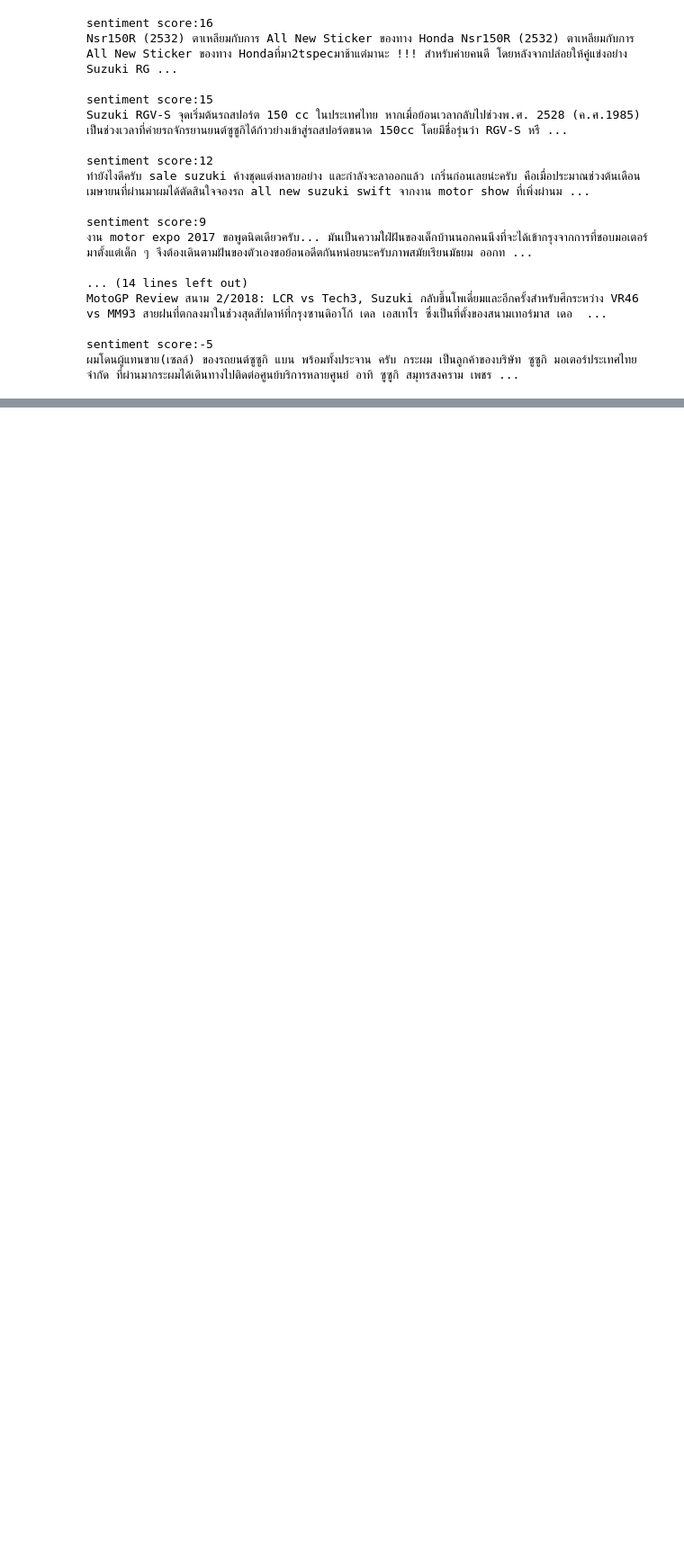
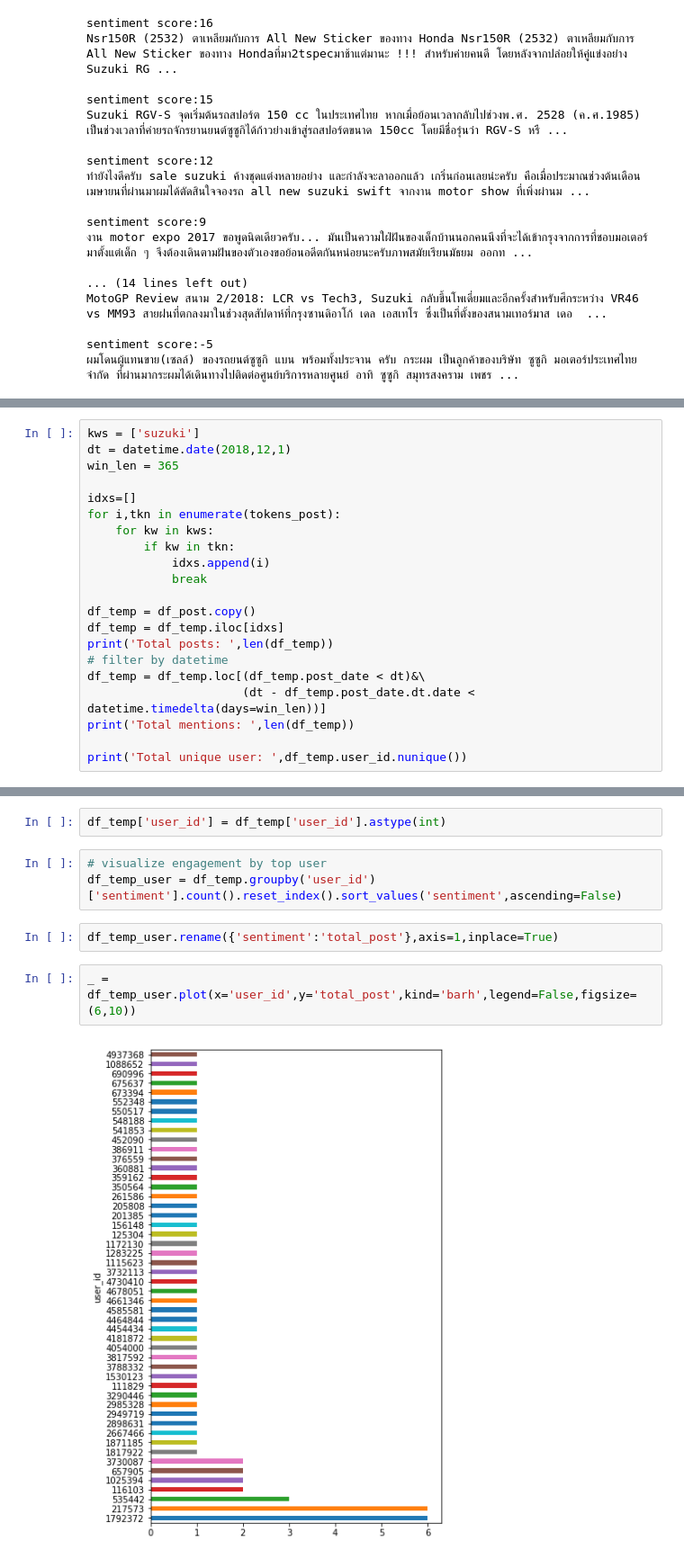
Before and after one commit to witchapong/ChaosTheoryProject, a Jupyter notebook: 2._Sentiment_query.ipynb, the cells around one changed output, grey strips where cells are left out. Shown at 90% size. Drawn from its saved outputs; the diff is of its cells as text; blank space fills up the shorter version.

```diff
--- a/2._Sentiment_query.ipynb
+++ b/2._Sentiment_query.ipynb
@@ -158,0 +200,21 @@ sentiment score:-5
+# %%
+kws = ['suzuki']
+dt = datetime.date(2018,12,1)
+win_len = 365
+
+idxs=[]
+for i,tkn in enumerate(tokens_post):
+    for kw in kws:
+        if kw in tkn:
+            idxs.append(i)
+            break
+
+df_temp = df_post.copy()
+df_temp = df_temp.iloc[idxs]
+print('Total posts: ',len(df_temp))
+# filter by datetime
+df_temp = df_temp.loc[(df_temp.post_date < dt)&\
+                      (dt - df_temp.post_date.dt.date < datetime.timedelta(days=win_len))]
+print('Total mentions: ',len(df_temp))
+
+print('Total unique user: ',df_temp.user_id.nunique())
@@ -158,0 +230,11 @@ sentiment score:-5
+# %%
+df_temp['user_id'] = df_temp['user_id'].astype(int)
+# %%
+# visualize engagement by top user
+df_temp_user = df_temp.groupby('user_id')['sentiment'].count().reset_index().sort_values('sentiment',ascending=False)
+# %%
+df_temp_user.rename({'sentiment':'total_post'},axis=1,inplace=True)
+# %%
+_ = df_temp_user.plot(x='user_id',y='total_post',kind='barh',legend=False,figsize=(6,10))
+# %% [output]
+[figure, added]
```
Also changed, not shown: parts of 14 cells of this notebook, 3 other files.
